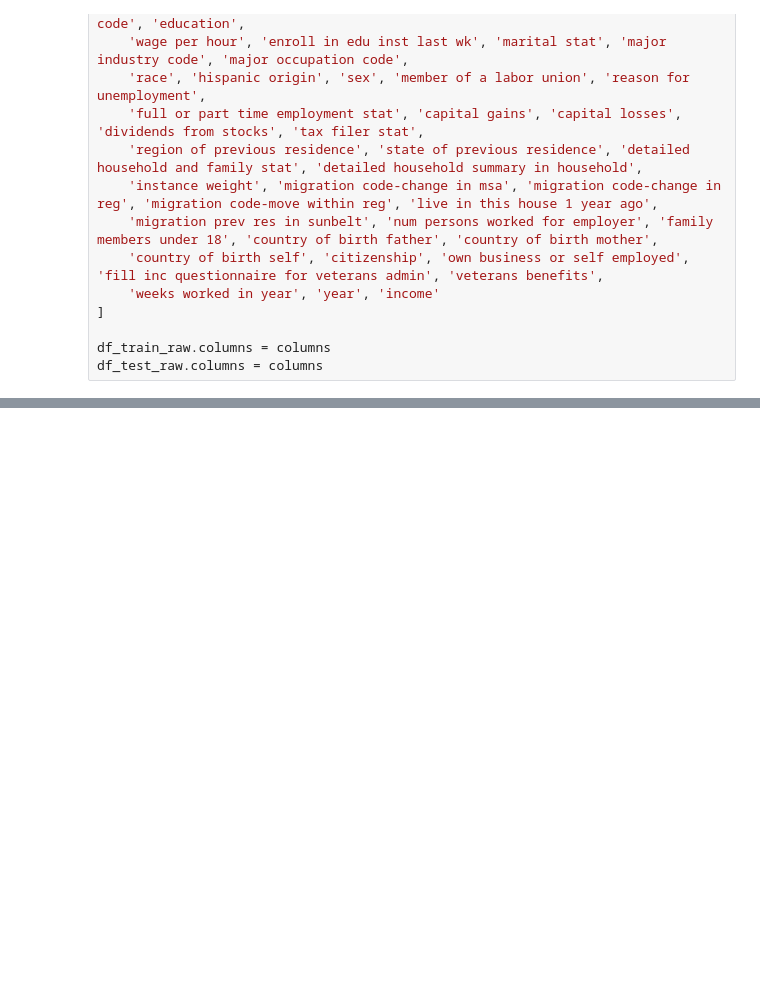
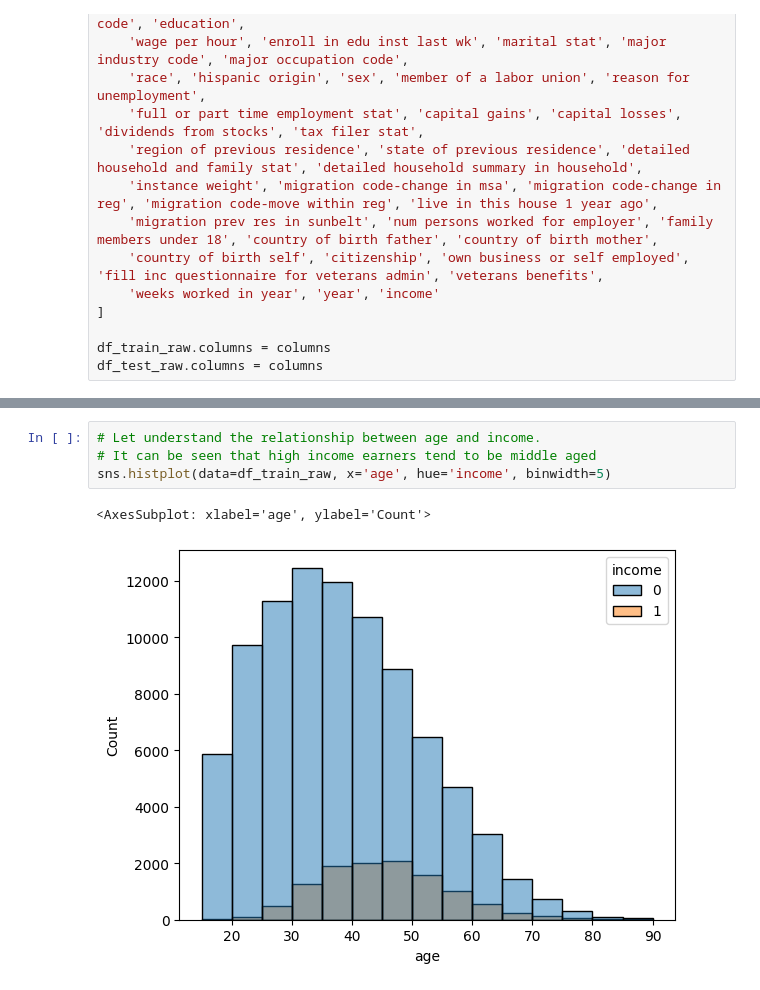
Before and after one commit to MarwanMousa/census_income_classification, a Jupyter notebook: Exploratory_Data_Analysis.ipynb, the cells around one changed output, grey strips where cells are left out. Saved outputs shown, nothing was run; the diff lists cells and outputs as text; blank space fills up the shorter version.

```diff
--- a/Exploratory_Data_Analysis.ipynb
+++ b/Exploratory_Data_Analysis.ipynb
@@ -61,0 +175,7 @@ df_train_raw.describe()
+# %%
+# Let understand the relationship between age and income.
+# It can be seen that high income earners tend to be middle aged
+sns.histplot(data=df_train_raw, x='age', hue='income', binwidth=5)
+# %% [output]
+<AxesSubplot: xlabel='age', ylabel='Count'>
+[figure, added]
```
Also changed, not shown: parts of 60 cells of this notebook.
